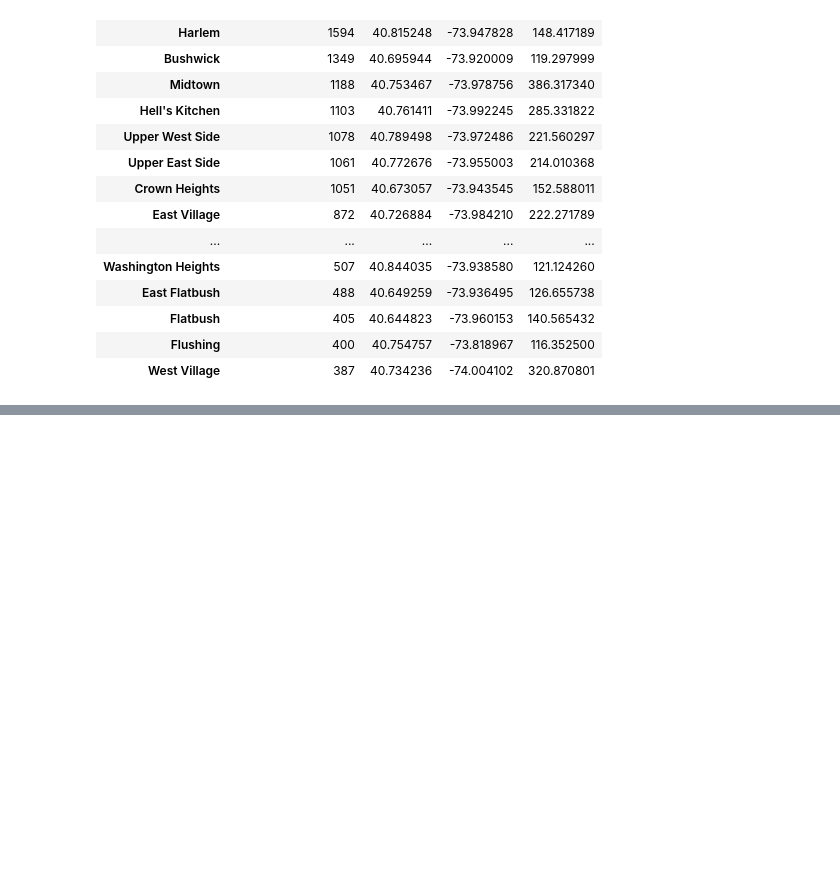
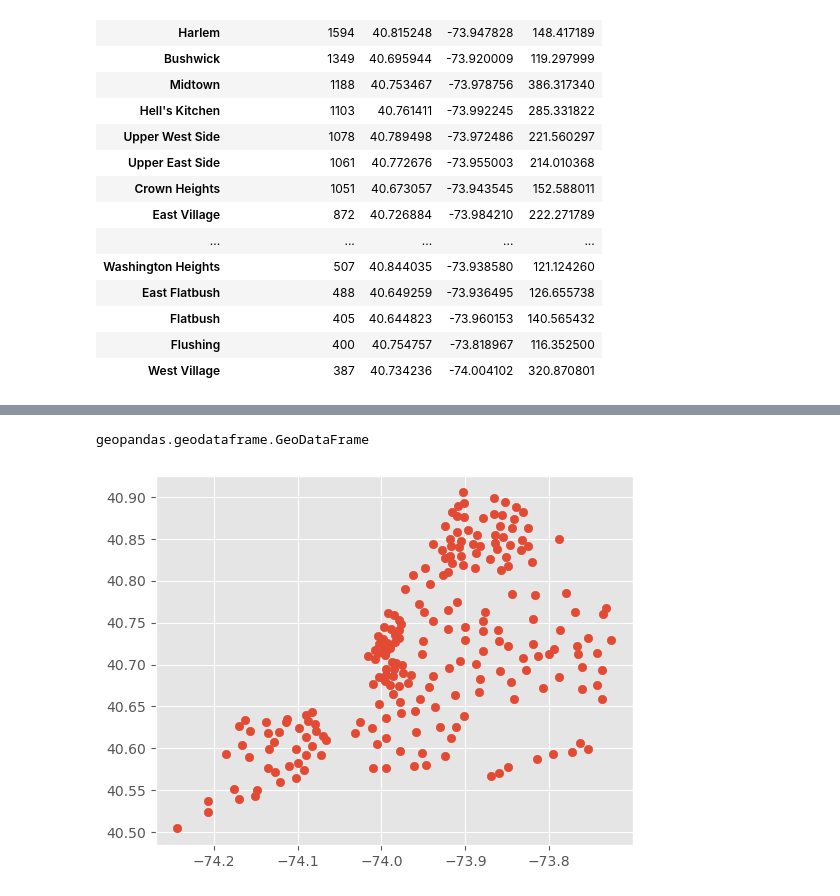
Before and after one commit to liu-roger/data_visualization_project, a Jupyter notebook: visualizations/neighborhood_count_histograms.ipynb, the cells around one changed output, grey strips where cells are left out. Cells and saved outputs as stored; diff of their text form; code cells hidden in the pictures; blank space fills up the shorter version.

```diff
--- a/visualizations/neighborhood_count_histograms.ipynb
+++ b/visualizations/neighborhood_count_histograms.ipynb
@@ -159,0 +242,8 @@ neighborhood_means_and_counts.sort_values(by='neighborhood_count',ascending=Fals
+# %%
+type(neighborhood_means_and_counts)
+# %% [output]
+geopandas.geodataframe.GeoDataFrame
+# %%
+ax = neighborhood_means_and_counts.plot()
+# %% [output]
+[figure, added]
```
Also changed, not shown: parts of 16 cells of this notebook, 4 other files.
